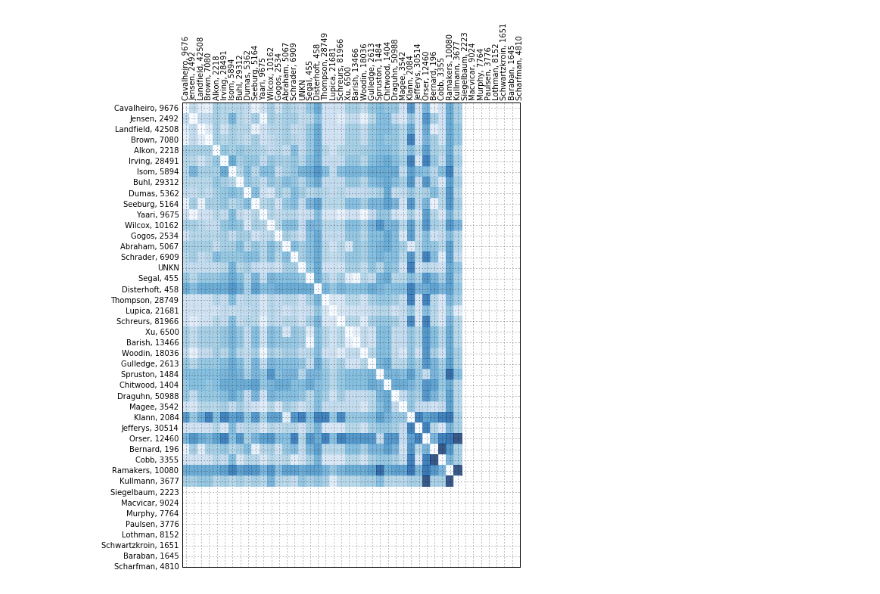
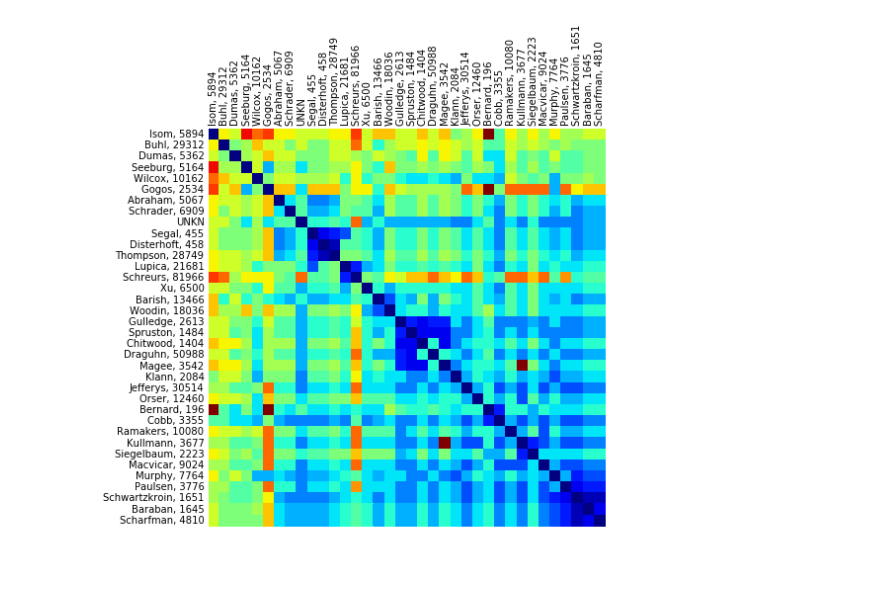
Before and after one commit to neuroelectro/neuroelectro_neurotree, a Jupyter notebook: ca1_analysis.ipynb, the cells around one changed output. Saved outputs shown, nothing was run; the diff lists cells and outputs as text; code cells hidden in the pictures.

```diff
--- a/ca1_analysis.ipynb
+++ b/ca1_analysis.ipynb
@@ -64,6 +64,8 @@ sym_path_len_mat_sorted = sym_path_len_mat[:, new_order][new_order]
 # %%
 # define a data frame for the symmetric path length distance matrix
 path_df = pd.DataFrame(data = sym_path_len_mat_sorted, index = sorted_node_id_list, columns = sorted_node_id_list)
+
+sorted_author_last_names_df = pd.DataFrame(data = sorted_author_last_names, index = sorted_node_id_list, columns = ['names'])
 # %%
 # map neuroelectro pubmed ids to neurotree node ids
 neurotree_id_list = []
@@ -174,7 +141,13 @@ heatmap = ax.pcolor(path_df)
 # %%
+# define a data frame min_df as a cleaned data frame of the path length matrix between neurotree node ids
+
 inds = new_df[new_df['Connectedness'] > .2]['NeuroTreeID']
 valid_pmids = new_df[new_df['Connectedness'] > .2]['Pmid']
-min_df = path_df.loc[inds,inds]
+
+keep_inds = path_df.index.isin(inds)
+
+min_df = path_df.loc[keep_inds,keep_inds]
 min_df[min_df > 20] = 20
 min_df[np.isnan(min_df)] = 20
-min_df
+
+names = sorted_author_last_names_df.ix[keep_inds, 'names'].values
@@ -200,39 +154,45 @@ min_df
 # %%
+# plot the pairwise matrix of neurotree minimum path lengths
+
+import matplotlib.pyplot as plt
+
 fig, ax = plt.subplots()
-heatmap = ax.pcolor(min_df, cmap=plt.cm.Blues, alpha=0.8)
-#heatmap = ax.imshow(path_df, cmap=plt.cm.Blues, alpha=0.8)
+heatmap = ax.pcolor(min_df)
+
 fig = plt.gcf()
-fig.set_size_inches(8,11)
+fig.set_size_inches(8, 8)
+
+#ax.title('Neurotree path-lengths')
 
 # turn off the frame
-#ax.set_frame_on(False)
+ax.set_frame_on(False)
 
 # put the major ticks at the middle of each cell
-ax.set_yticks(np.arange(path_df.shape[0])+0.5, minor=False)
-ax.set_xticks(np.arange(path_df.shape[1])+0.5, minor=False)
+ax.set_yticks(np.arange(min_df.shape[0]) + 0.5, minor=False)
+ax.set_xticks(np.arange(min_df.shape[1]) + 0.5, minor=False)
+#cbar = fig.colorbar(heatmap, ticks=[0, 1, 20])
 
 # want a more natural, table-like display
 ax.invert_yaxis()
 ax.xaxis.tick_top()
 
-labels = sorted_author_last_names
+labels = names
+
 ax.set_xticklabels(labels, minor=False)
 ax.set_yticklabels(labels, minor=False)
-
-
 # rotate the
 plt.xticks(rotation=90)
 
-ax.grid(True)
+ax.grid(False)
 
 # Turn off all the ticks
 ax = plt.gca()
 
 for t in ax.xaxis.get_major_ticks():
     t.tick1On = False
     t.tick2On = False
 for t in ax.yaxis.get_major_ticks():
     t.tick1On = False
     t.tick2On = False
 # %% [output]
-[figure, old version]
+[figure, new version]
```
Also changed, not shown: parts of 19 cells of this notebook, 2 other files.
